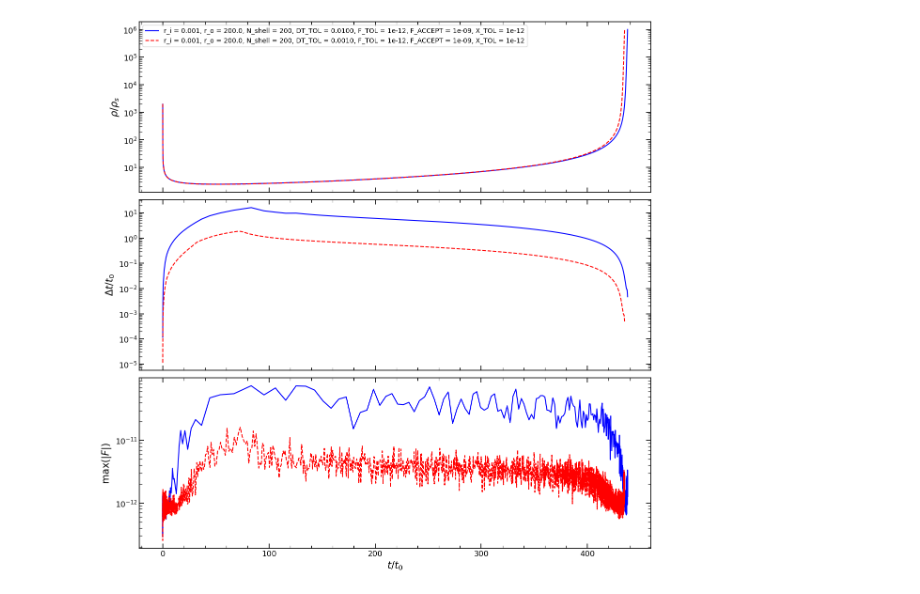
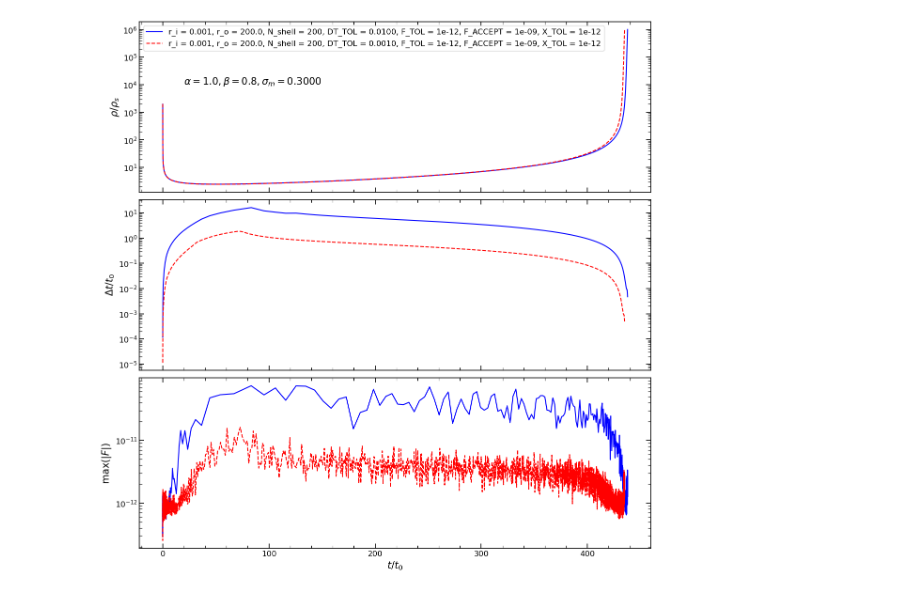
Before and after one commit to dhrubadc/SIDM-GTF, a Jupyter notebook: examples/plot.ipynb, the cells around one changed output. Saved outputs shown, nothing was run; the diff lists cells and outputs as text; code cells hidden in the pictures.

```diff
--- a/examples/plot.ipynb
+++ b/examples/plot.ipynb
@@ -29,33 +29,38 @@ ax[0].plot(data_2[:, 0], data_2[:, 5],color='red',lw=1.5,ls='--', label=labels[1
 ax[0].set_yscale("log")
 
 ax[1].plot(data_1[:, 0], data_1[:, 1],color='blue',lw=1.5)
 ax[1].plot(data_2[:, 0], data_2[:, 1],color='red',lw=1.5,ls='--')
 ax[1].set_yscale("log")
 
 ax[2].plot(data_1[:, 0], data_1[:, 3],color='blue',lw=1.5)
 ax[2].plot(data_2[:, 0], data_2[:, 3],color='red',lw=1.5,ls='--')
 ax[2].set_yscale("log")
 
 for a in ax:
     for spine in a.spines.values():
         spine.set_visible(True)
         spine.set_linewidth(1.2)
 
     a.tick_params(axis="both", which="major", direction="in", length=7, width=1.2, top=True, right=True, labelsize=12)
     a.tick_params(axis="both", which="minor", direction="in", length=4, width=0.8, top=True, right=True)
 
     a.set_yscale("log")
     a.minorticks_on()
 
 ax[2].set_xlabel('$t/t_{0}$',fontsize=15)
 
 ax[0].set_ylabel('$\\rho/\\rho_{s}$', fontsize=15)
 ax[1].set_ylabel('$\\Delta t/t_{0}$', fontsize=15)
 ax[2].set_ylabel('max($|F|$)', fontsize=15)
 
-ax[0].legend()
+ax[0].legend(fontsize=12)
+
+ax[0].text(20,1e4,'$\\alpha=%.1f, \\beta=%.1f, \sigma_{m}=%.4f$'
+           %(config_1.ALPHA, config_1.BETA, config_1.SIGMA_OVER_M),
+           fontsize=15)
+
+
 fig.tight_layout()
-
 plt.savefig("plots/convergence_test.png", bbox_inches='tight')
 # %% [output]
-[figure, old version]
+[figure, new version]
```
Also changed, not shown: 1 other file.
